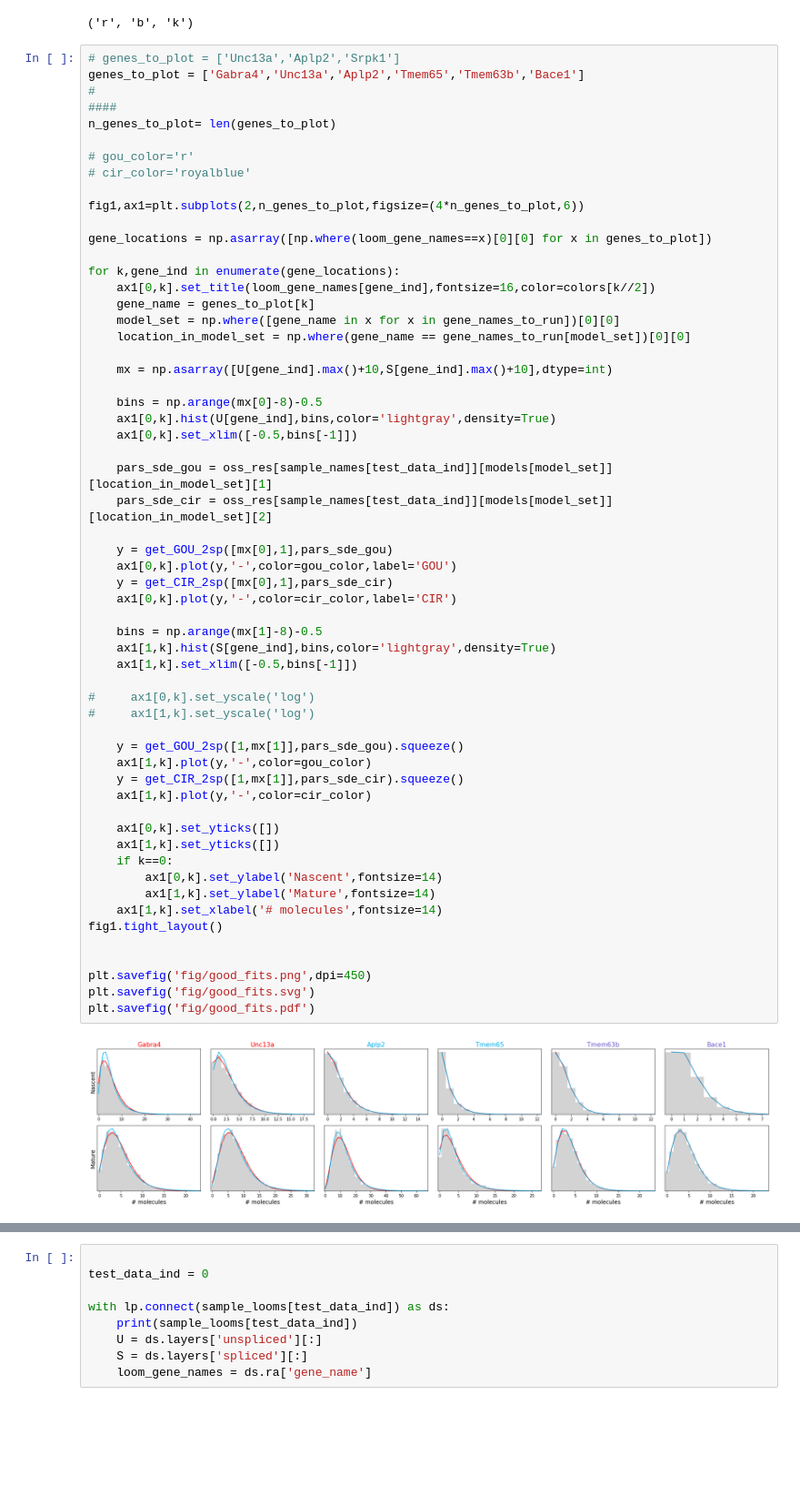
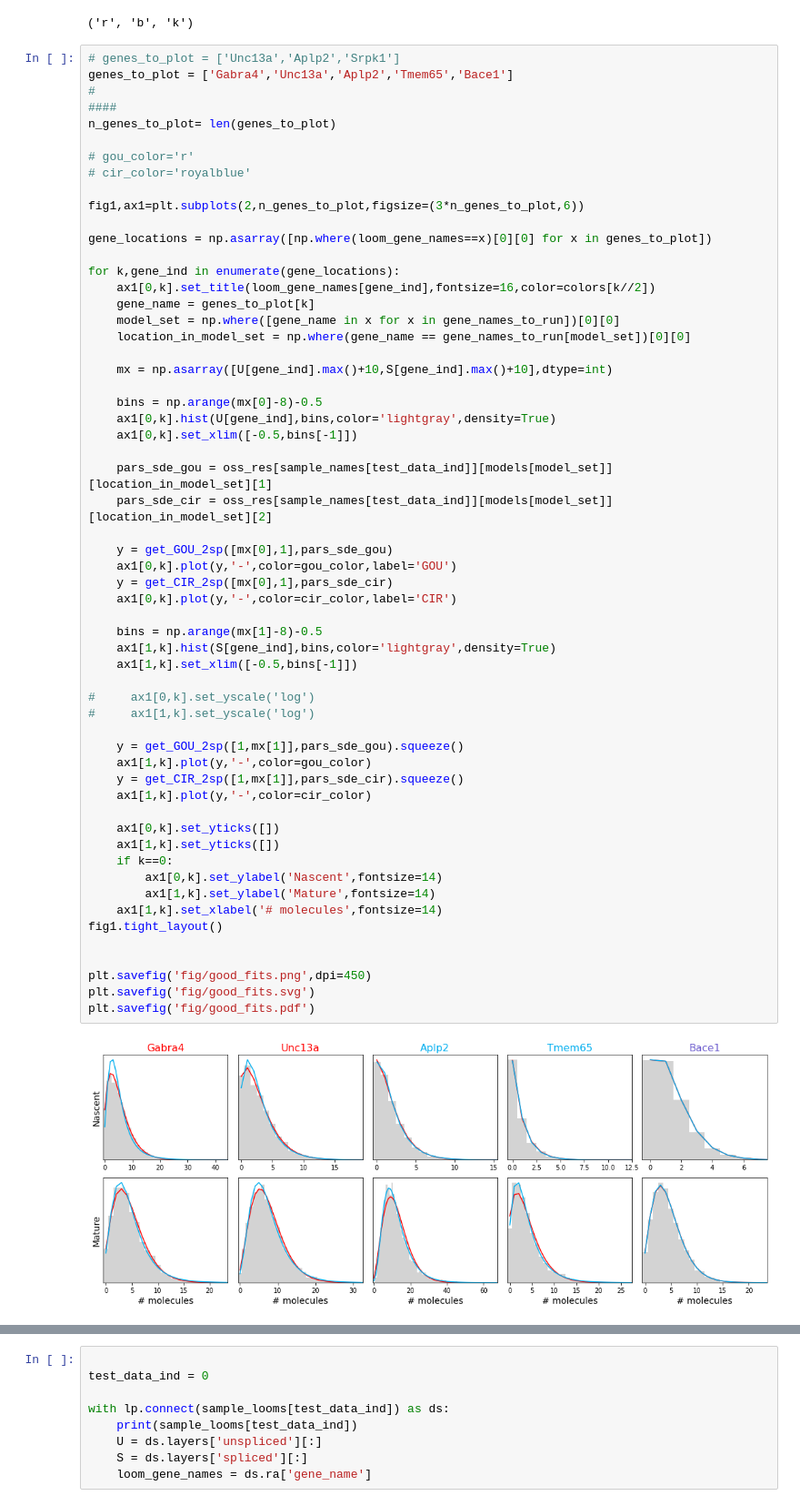
Before and after one commit to pachterlab/GVFP_2021, a Jupyter notebook: figure_4_notebook.ipynb, the cells around one changed output, grey strips where cells are left out. Shown at 91% size. Saved outputs shown, nothing was run; the diff lists cells and outputs as text; blank space fills up the shorter version.

```diff
--- a/figure_4_notebook.ipynb
+++ b/figure_4_notebook.ipynb
@@ -929,7 +929,7 @@ colors
 ('r', 'b', 'k')
 # %%
 # genes_to_plot = ['Unc13a','Aplp2','Srpk1']
-genes_to_plot = ['Gabra4','Unc13a','Aplp2','Tmem65','Tmem63b','Bace1']
+genes_to_plot = ['Gabra4','Unc13a','Aplp2','Tmem65','Bace1']
 #
 ####
 n_genes_to_plot= len(genes_to_plot)
@@ -937,7 +937,7 @@ n_genes_to_plot= len(genes_to_plot)
 # gou_color='r'
 # cir_color='royalblue'
 
-fig1,ax1=plt.subplots(2,n_genes_to_plot,figsize=(4*n_genes_to_plot,6))
+fig1,ax1=plt.subplots(2,n_genes_to_plot,figsize=(3*n_genes_to_plot,6))
 
 gene_locations = np.asarray([np.where(loom_gene_names==x)[0][0] for x in genes_to_plot])
 
@@ -959,32 +959,32 @@ for k,gene_ind in enumerate(gene_locations):
     y = get_GOU_2sp([mx[0],1],pars_sde_gou)
     ax1[0,k].plot(y,'-',color=gou_color,label='GOU')
     y = get_CIR_2sp([mx[0],1],pars_sde_cir)
     ax1[0,k].plot(y,'-',color=cir_color,label='CIR')
 
     bins = np.arange(mx[1]-8)-0.5
     ax1[1,k].hist(S[gene_ind],bins,color='lightgray',density=True)
     ax1[1,k].set_xlim([-0.5,bins[-1]])
 
 #     ax1[0,k].set_yscale('log')
 #     ax1[1,k].set_yscale('log')
 
     y = get_GOU_2sp([1,mx[1]],pars_sde_gou).squeeze()
     ax1[1,k].plot(y,'-',color=gou_color)
     y = get_CIR_2sp([1,mx[1]],pars_sde_cir).squeeze()
     ax1[1,k].plot(y,'-',color=cir_color)
 
     ax1[0,k].set_yticks([])
     ax1[1,k].set_yticks([])
     if k==0:
         ax1[0,k].set_ylabel('Nascent',fontsize=14)
         ax1[1,k].set_ylabel('Mature',fontsize=14)
     ax1[1,k].set_xlabel('# molecules',fontsize=14)
 fig1.tight_layout()
 
 
 plt.savefig('fig/good_fits.png',dpi=450)
 plt.savefig('fig/good_fits.svg')
 plt.savefig('fig/good_fits.pdf')
 # %% [output]
-[figure, old version]
+[figure, new version]
 # %%
```
Also changed, not shown: parts of 4 cells of this notebook, 6 other files.
